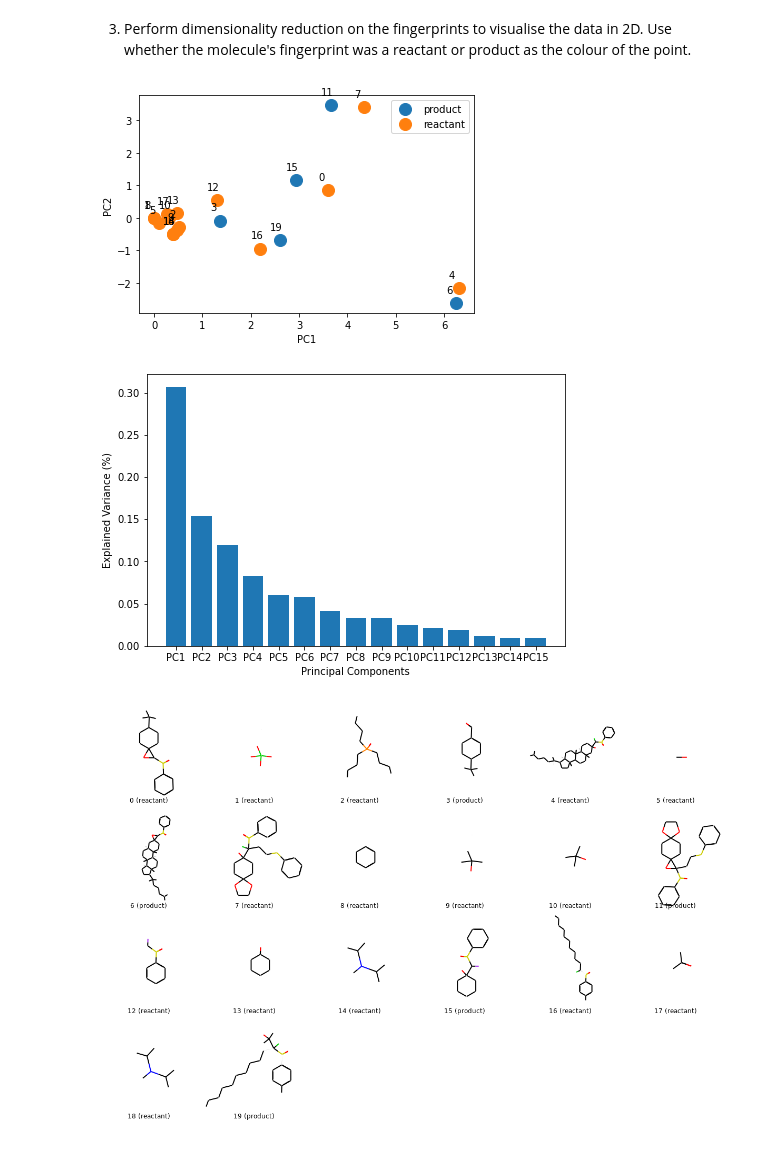
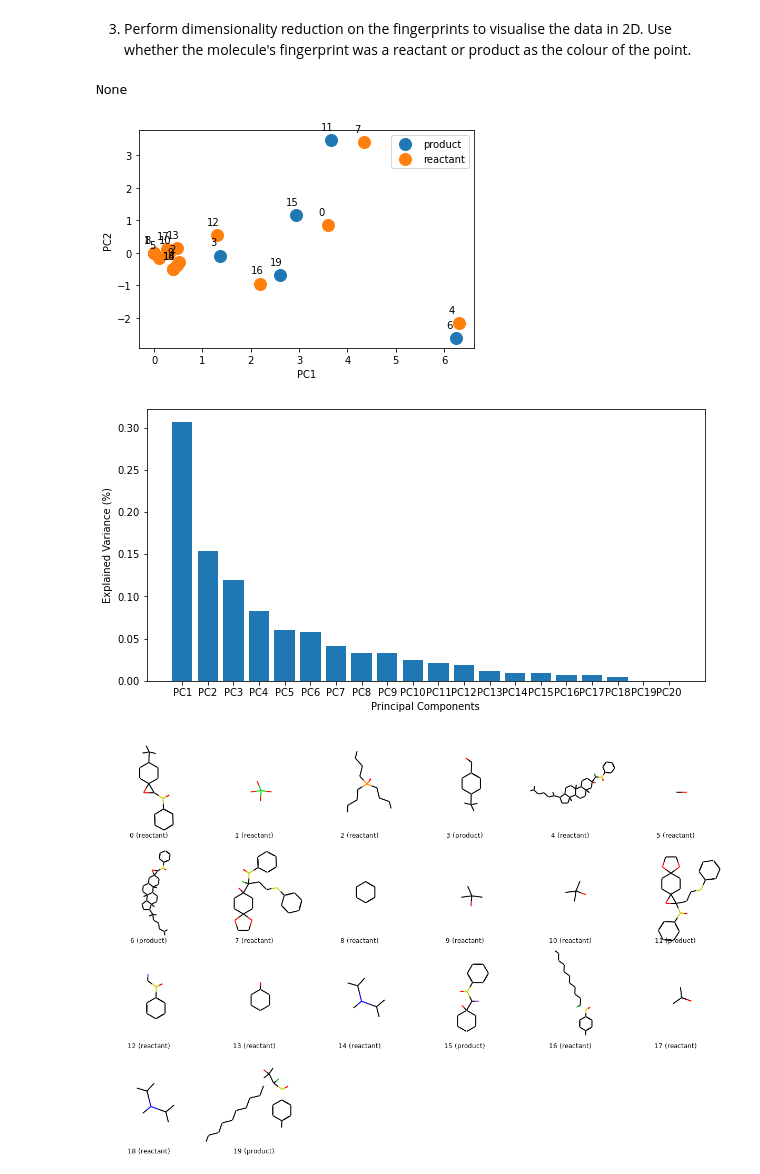
Before and after one commit to adhardy/Deepmatter-Interview, a Jupyter notebook: notebook/ds_nb_1.ipynb, the cells around one changed output. Saved outputs shown, nothing was run; the diff lists cells and outputs as text; code cells hidden in the pictures.

```diff
--- a/notebook/ds_nb_1.ipynb
+++ b/notebook/ds_nb_1.ipynb
@@ -202,28 +199,28 @@ fingerprints
 Use whether the molecule's fingerprint was a reactant or product as the colour of the point.
 # %%
 from sklearn.decomposition import TruncatedSVD
-import pandas as pd
 
-num_components = 15
+num_components = 20
 
 # === Perform Dimentionality Reduction ===
 tSVD = TruncatedSVD(num_components) # tSVD rather than PCA for sparse matrix
 fingerprints_tSVD = tSVD.fit_transform(fingerprints)
 
 # === Convert to Dataframe ===
 column_names = dr.generate_column_names("PC", num_components)
 true_labels = [molecule.mol_type for molecule in molecules]
 df_fingerprints_tSVD = dr.reduced_dimensions_to_df(fingerprints_tSVD, true_labels, column_names)
 
 # === Plot 2D Scatterplot ===
 fig_svd, ax_svd = plt.subplots()
 ax_svd = dr.get_axes(df_fingerprints_tSVD, ax_svd)
 
 # === Scree Plot ===
-fig_scree = dr.scree_plot(num_components, tSVD, columns)
+fig_scree = dr.scree_plot(num_components, tSVD, column_names)
 # %% [output]
+None
 [figure]
-[figure, old version]
+[figure, new version]
 # %%
 from rdkit.Chem import Draw
 
```
Also changed, not shown: parts of 8 cells of this notebook, 1 other file.
